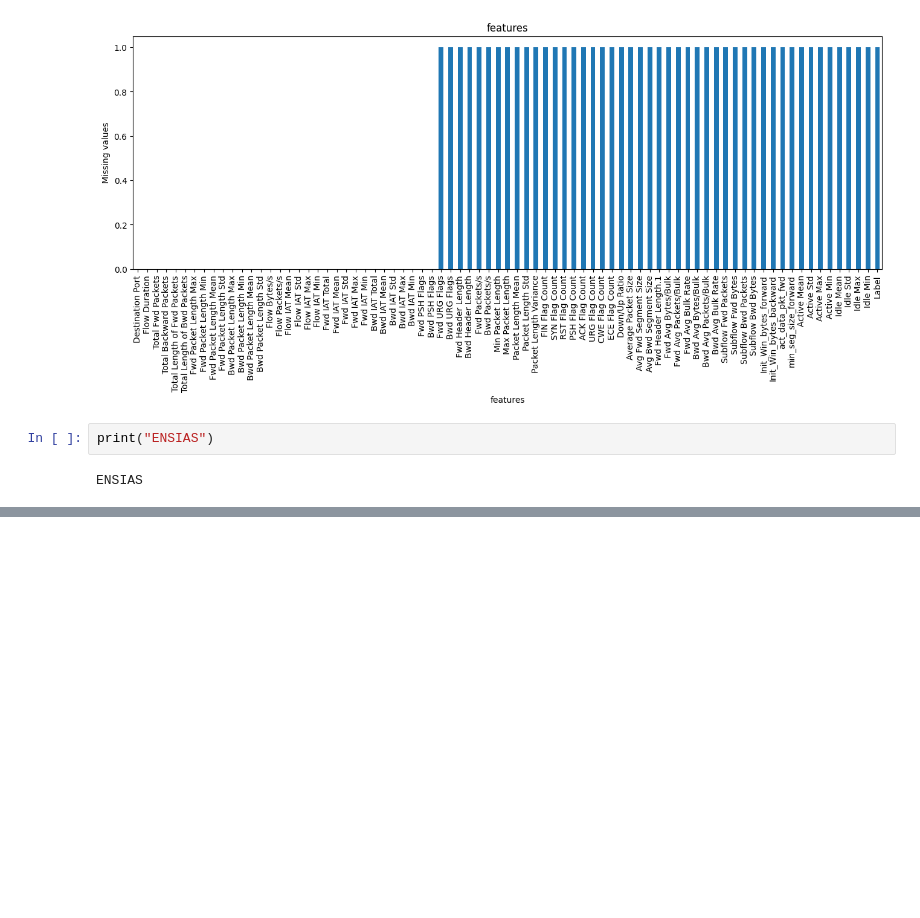
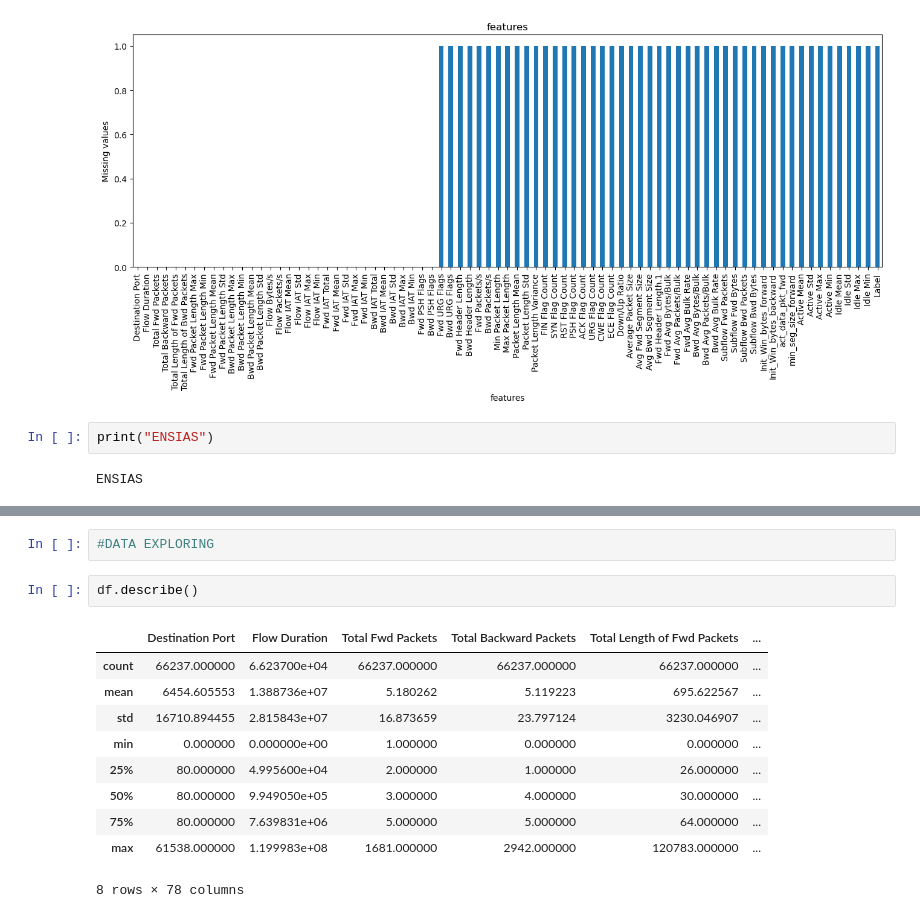
Before and after one commit to fidaear/detect-DDOS-using-Machine-Learning, a Jupyter notebook: main_file.ipynb, the cells around one changed output, grey strips where cells are left out. Cells and saved outputs as stored; diff of their text form; blank space fills up the shorter version.

```diff
--- a/main_file.ipynb
+++ b/main_file.ipynb
@@ -66,0 +115,15 @@ ENSIAS
+# %%
+#DATA EXPLORING
+# %%
+df.describe()
+# %% [output]
+|  | Destination Port | Flow Duration | Total Fwd Packets | Total Backward Packets | Total Length of Fwd Packets | ... |
+| count | 66237.000000 | 6.623700e+04 | 66237.000000 | 66237.000000 | 66237.000000 | ... |
+| mean | 6454.605553 | 1.388736e+07 | 5.180262 | 5.119223 | 695.622567 | ... |
+| std | 16710.894455 | 2.815843e+07 | 16.873659 | 23.797124 | 3230.046907 | ... |
+| min | 0.000000 | 0.000000e+00 | 1.000000 | 0.000000 | 0.000000 | ... |
+| 25% | 80.000000 | 4.995600e+04 | 2.000000 | 1.000000 | 26.000000 | ... |
+| 50% | 80.000000 | 9.949050e+05 | 3.000000 | 4.000000 | 30.000000 | ... |
+| 75% | 80.000000 | 7.639831e+06 | 5.000000 | 5.000000 | 64.000000 | ... |
+| max | 61538.000000 | 1.199983e+08 | 1681.000000 | 2942.000000 | 120783.000000 | ... |
+8 rows × 78 columns
```
Also changed, not shown: parts of 14 cells of this notebook.
